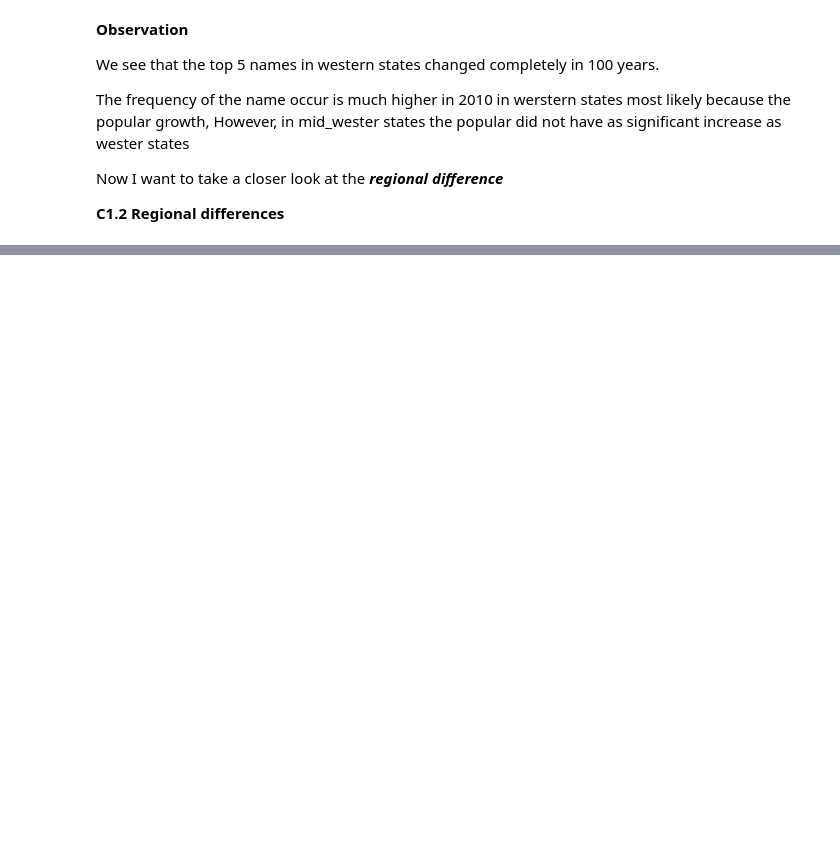
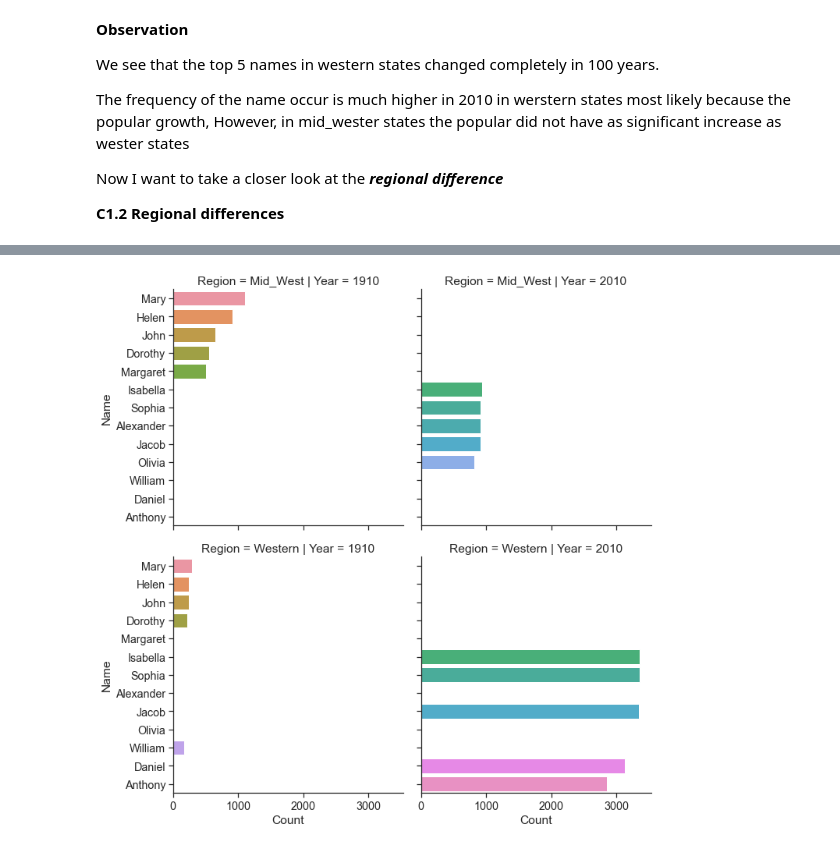
Before and after one commit to data301-2020-winter2/course-project-group_1039, a Jupyter notebook: analysis/Rita/Milestonr2_EDA.ipynb, the cells around one changed output, grey strips where cells are left out. Saved outputs shown, nothing was run; the diff lists cells and outputs as text; code cells hidden in the pictures; blank space fills up the shorter version.

```diff
--- a/analysis/Rita/Milestonr2_EDA.ipynb
+++ b/analysis/Rita/Milestonr2_EDA.ipynb
@@ -233,0 +240,11 @@ ValueError: The truth value of a Series is ambiguous. Use a.empty, a.bool(), a.i
+# %%
+sns.set_theme(font_scale=1.3,style="ticks")
+grid = sns.catplot(data=region_time,
+            x="Count",
+            y="Name",
+            col="Year",
+            row="Region",
+            kind="bar",
+            )
+# %% [output]
+[figure, added]
```
Also changed, not shown: parts of 6 cells of this notebook.
